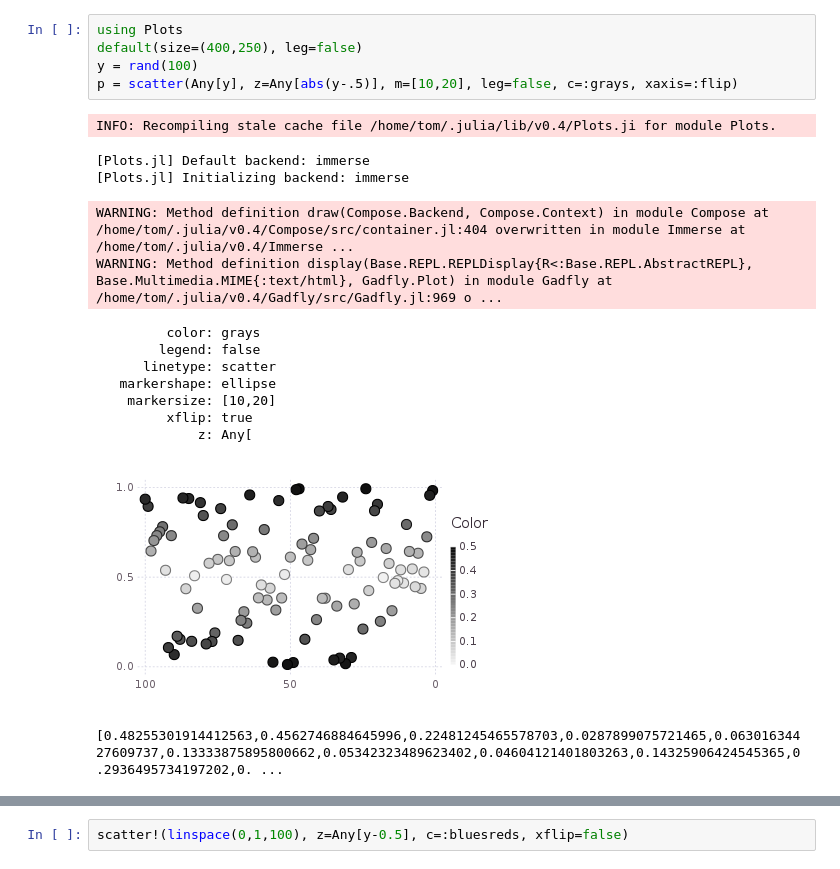
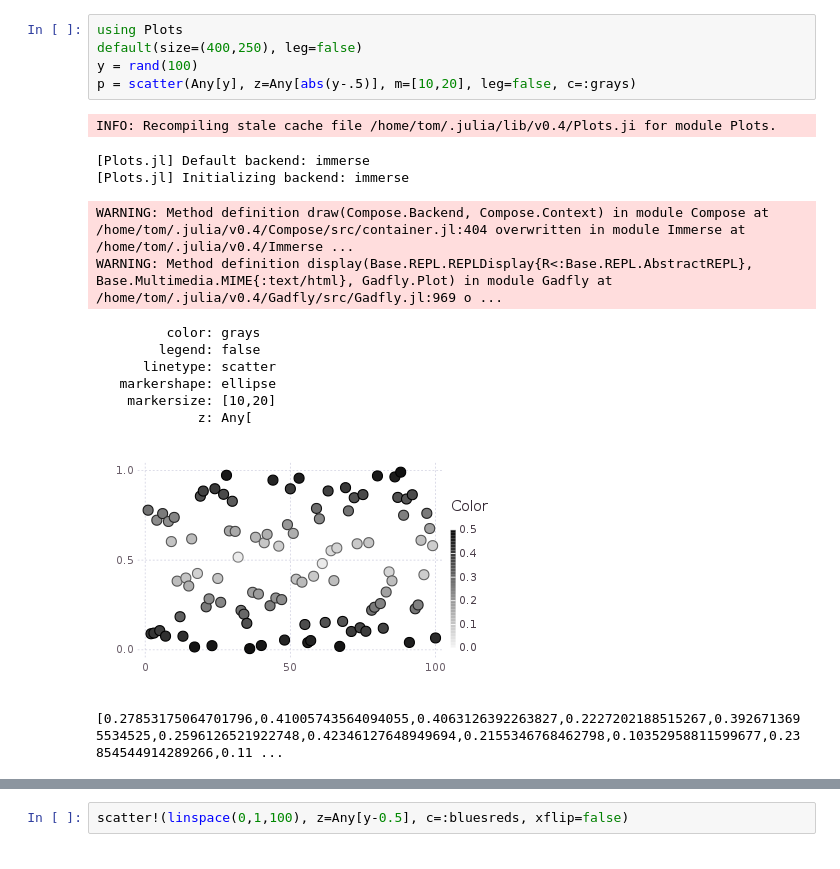
Before and after one commit to JuliaPlots/Plots.jl, a Jupyter notebook: examples/colors.ipynb, the cells around one changed output, grey strips where cells are left out. Drawn from its saved outputs; the diff is of its cells as text.

Commit message:
working on colors, args, and axis flip

```diff
--- a/examples/colors.ipynb
+++ b/examples/colors.ipynb
@@ -1,20 +1,19 @@
 # %%
 using Plots
 default(size=(400,250), leg=false)
 y = rand(100)
-p = scatter(Any[y], z=Any[abs(y-.5)], m=[10,20], leg=false, c=:grays, xaxis=:flip)
+p = scatter(Any[y], z=Any[abs(y-.5)], m=[10,20], leg=false, c=:grays)
 # %% [output]
 INFO: Recompiling stale cache file /home/tom/.julia/lib/v0.4/Plots.ji for module Plots.
 [Plots.jl] Default backend: immerse
 [Plots.jl] Initializing backend: immerse
 WARNING: Method definition draw(Compose.Backend, Compose.Context) in module Compose at /home/tom/.julia/v0.4/Compose/src/container.jl:404 overwritten in module Immerse at /home/tom/.julia/v0.4/Immerse ...
 WARNING: Method definition display(Base.REPL.REPLDisplay{R<:Base.REPL.AbstractREPL}, Base.Multimedia.MIME{:text/html}, Gadfly.Plot) in module Gadfly at /home/tom/.julia/v0.4/Gadfly/src/Gadfly.jl:969 o ...
          color: grays
         legend: false
       linetype: scatter
    markershape: ellipse
     markersize: [10,20]
-         xflip: true
              z: Any[
-[figure, old version]
+[figure, new version]
-[0.48255301914412563,0.4562746884645996,0.22481245465578703,0.0287899075721465,0.06301634427609737,0.13333875895800662,0.05342323489623402,0.04604121401803263,0.14325906424545365,0.2936495734197202,0. ...
+[0.27853175064701796,0.41005743564094055,0.4063126392263827,0.2227202188515267,0.3926713695534525,0.2596126521922748,0.42346127648949694,0.2155346768462798,0.10352958811599677,0.23854544914289266,0.11 ...
```
Also changed, not shown: parts of 1 cell of this notebook, 4 other files.
